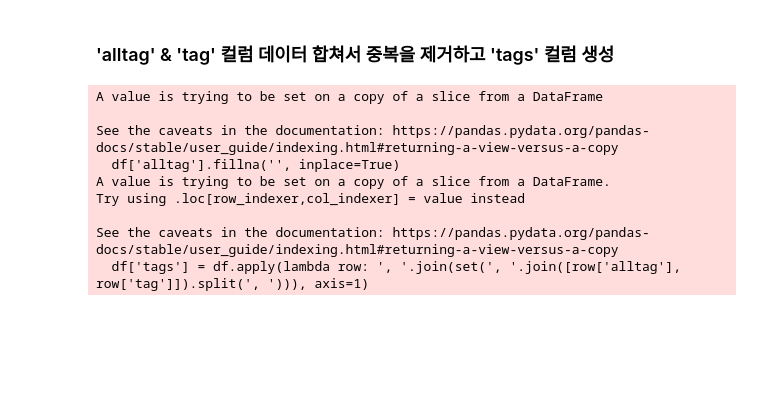
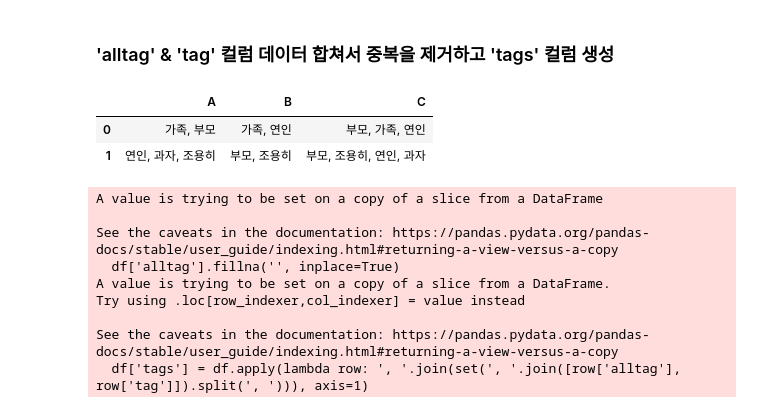
Before and after one commit to JejuTravelApp/DataAnalysis, a Jupyter notebook: JY_관광지데이터_전처리.ipynb, the cells around one changed output. Cells and saved outputs as stored; diff of their text form; code cells hidden in the pictures; blank space fills up the shorter version.

```diff
--- a/JY_관광지데이터_전처리.ipynb
+++ b/JY_관광지데이터_전처리.ipynb
@@ -217,16 +217,21 @@ df[df['alltag'].isnull()]
 
 # dframe
 # %%
-# # test2
-# data_test = {'A': ['가족, 부모', '연인, 과자, 조용히'],
-#          'B': ['가족, 연인', '부모, 조용히']}
-# dfa = pd.DataFrame(data_test)
+# test2
+import pandas as pd
+data_test = {'A': ['가족, 부모', '연인, 과자, 조용히'],
+         'B': ['가족, 연인', '부모, 조용히']}
+dfa = pd.DataFrame(data_test)
 
-# # 각 행에 대해 중복을 제외하고 합치기
-# dfa['C'] = dfa.apply(lambda row: ', '.join(set(', '.join([row['A'], row['B']]).split(', '))), axis=1)
+# 각 행에 대해 중복을 제외하고 합치기
+dfa['C'] = dfa.apply(lambda row: ', '.join(set(', '.join([row['A'], row['B']]).split(', '))), axis=1)
 
-# # 결과 출력
-# dfa
+# 결과 출력
+dfa
+# %% [output]
+|  | A | B | C |
+| 0 | 가족, 부모 | 가족, 연인 | 부모, 가족, 연인 |
+| 1 | 연인, 과자, 조용히 | 부모, 조용히 | 부모, 조용히, 연인, 과자 |
 # %%
 # alltag 컬럼의 데이터 개수와 tag 컬럼의 데이터 개수가 다름. -> alltag 컬럼의 null 값을 공백으로 만든 뒤 합치기
 df['alltag'].fillna('', inplace=True)
```
Also changed, not shown: 3 other files.
